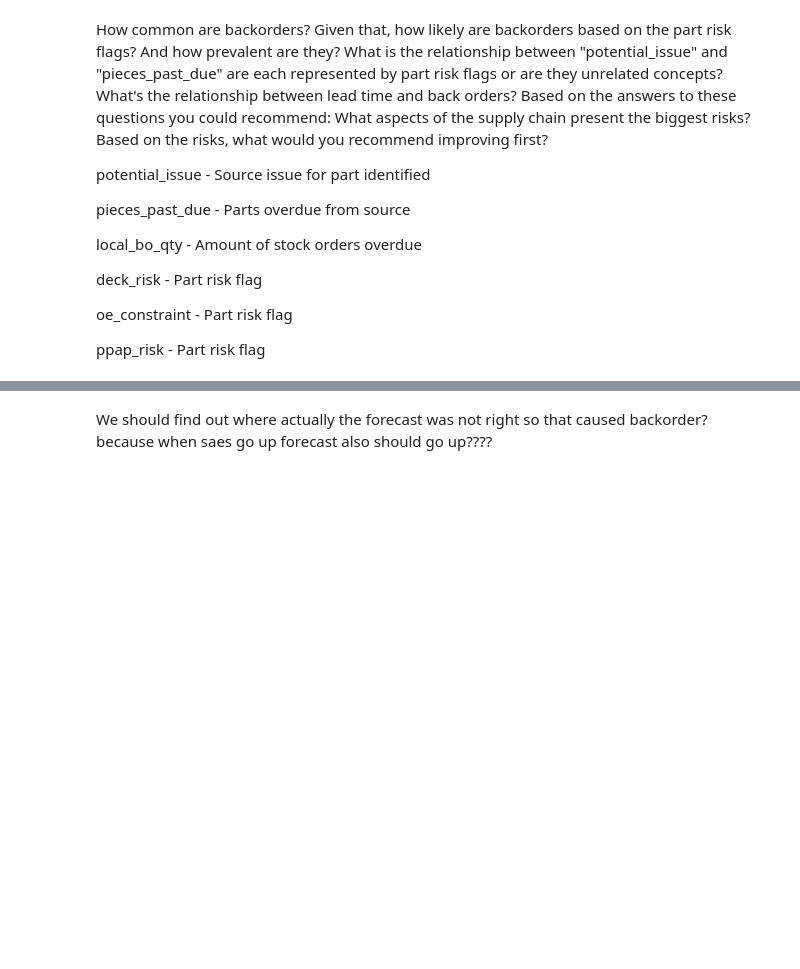
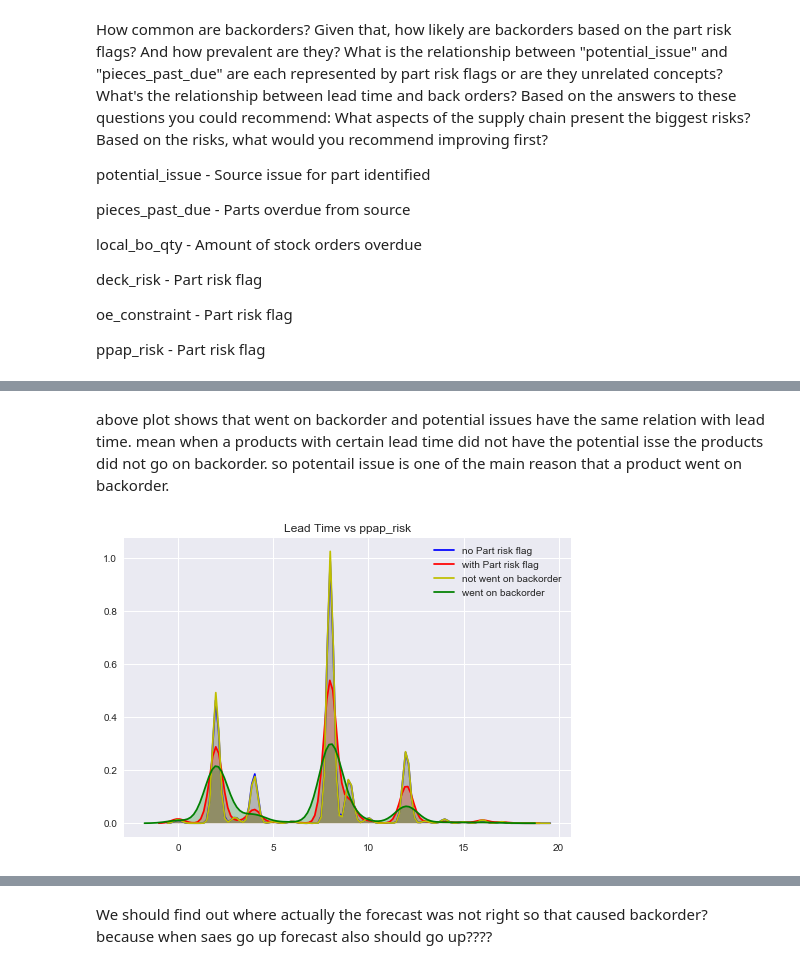
Before and after one commit to hedib/DataScienceProjects, a Jupyter notebook: project_Inventory/backorder.ipynb, the cells around one changed output, grey strips where cells are left out. Cells and saved outputs as stored; diff of their text form; code cells hidden in the pictures; blank space fills up the shorter version.

```diff
--- a/project_Inventory/backorder.ipynb
+++ b/project_Inventory/backorder.ipynb
@@ -389,0 +402,15 @@ Total Forecast sales - Total Sales [[ 1.         0.8818941]
+# %% [markdown]
+above plot shows that went on backorder and potential issues have the same relation with lead time. mean when a products with certain lead time did not have the potential isse the products did not go on backorder.
+so potentail issue is one of the main reason that a product went on backorder.
+# %%
+sns.kdeplot(orders[(orders['ppap_risk'] == 0) & (orders['lead_time']<20)]['lead_time'],color='b', shade=True,label='no Part risk flag')
+sns.kdeplot(orders[(orders['ppap_risk'] == 1) & (orders['lead_time']<20)]['lead_time'], color='r',shade=True,label='with Part risk flag')
+plt.title('lead time vs ppap_risk')
+
+sns.kdeplot(orders[(orders['went_on_backorder'] == 0) & (orders['lead_time'] < 20)]['lead_time'],color='y', shade=True,label='not went on backorder')
+sns.kdeplot(orders[(orders['went_on_backorder'] == 1) & (orders['lead_time'] < 20)]['lead_time'], color='g',shade=True,label='went on backorder')
+plt.title('Lead Time vs ppap_risk')
+
+plt.show()
+# %% [output]
+[figure, added]
```
Also changed, not shown: parts of 18 cells of this notebook, 1 other file.
